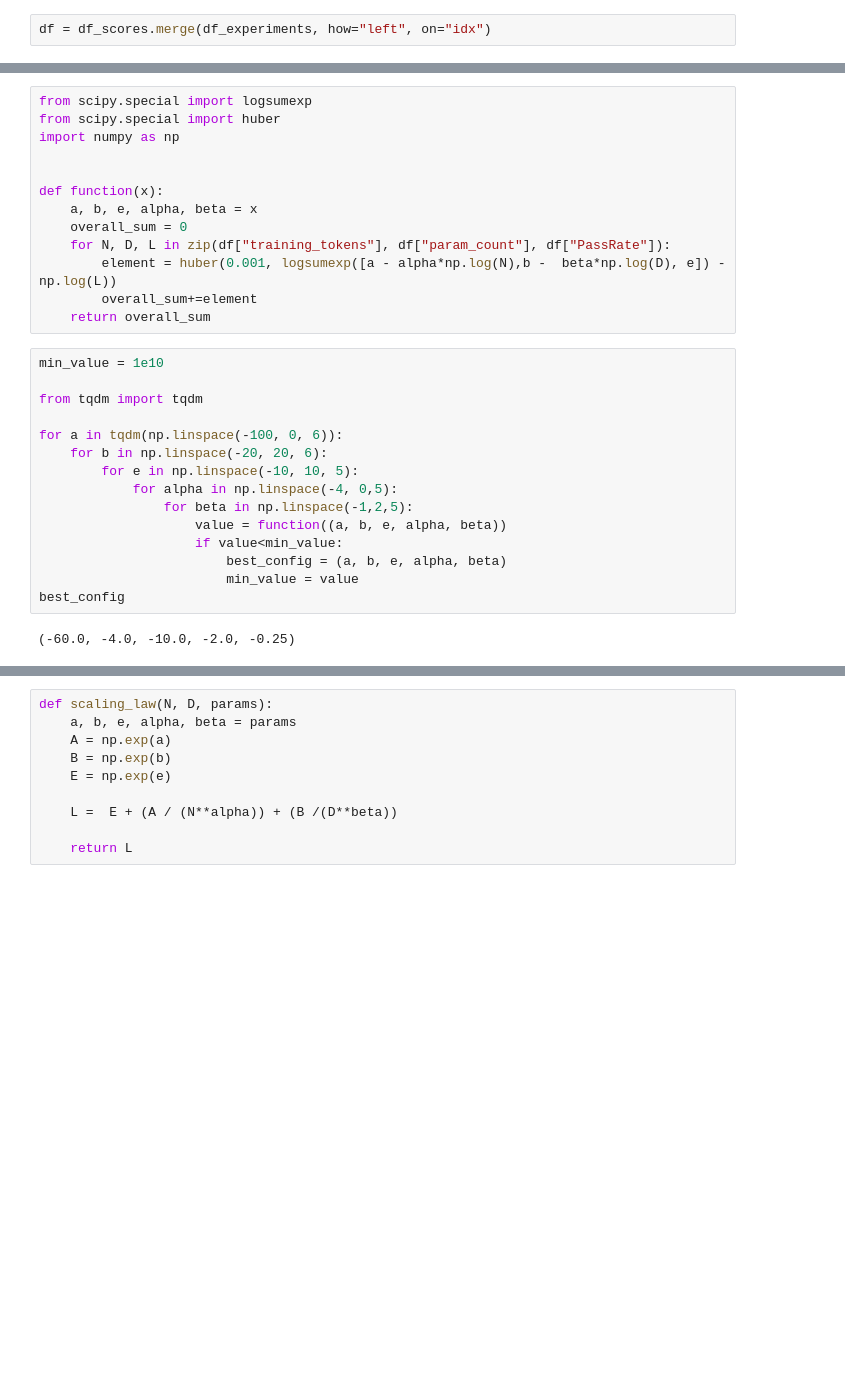
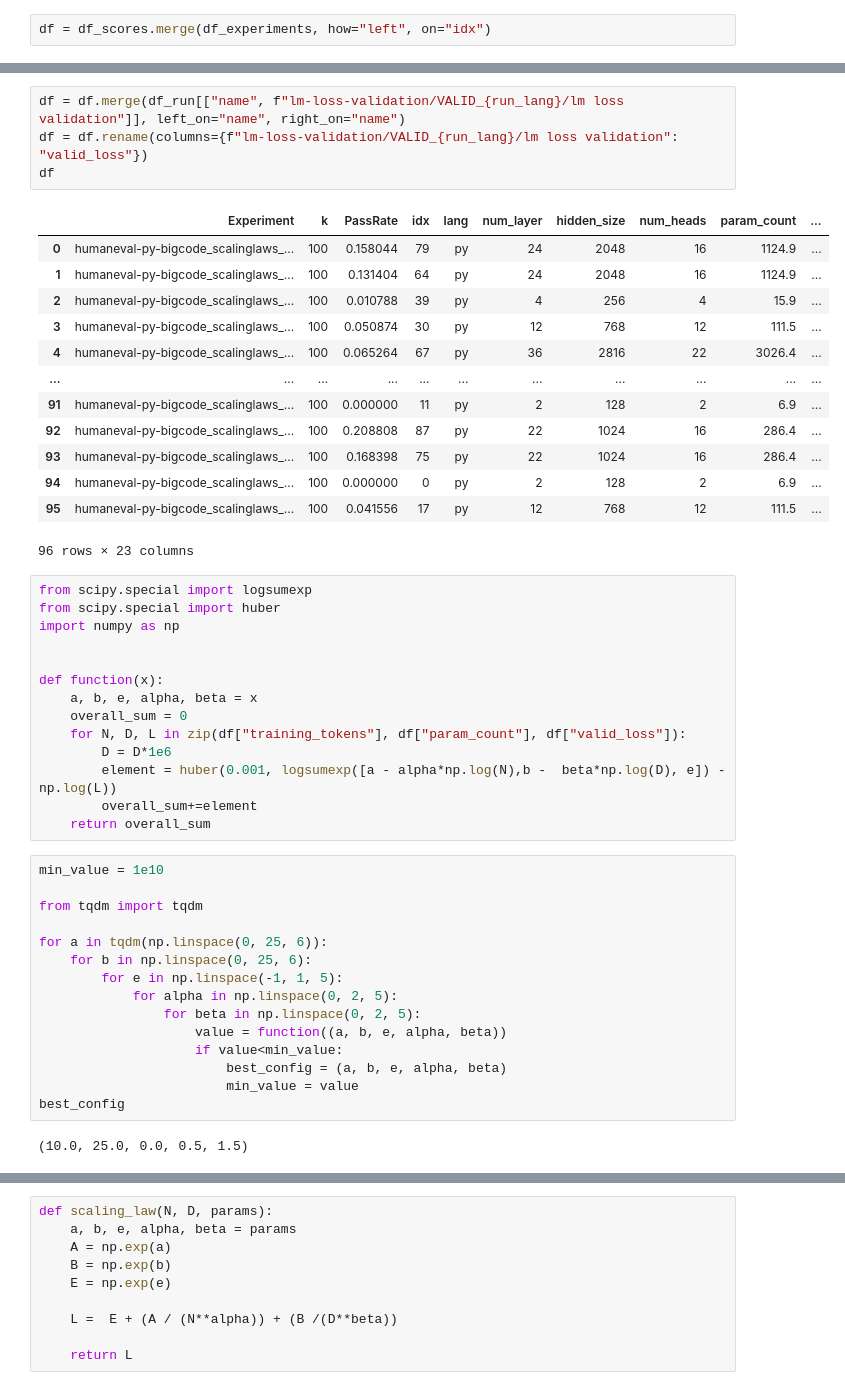
Before and after one commit to bigcode-project/bigcode-analysis, a Jupyter notebook: data_analysis/notebooks/ScalingLaws.ipynb, the cells around one changed output, grey strips where cells are left out. Drawn from its saved outputs; the diff is of its cells as text; blank space fills up the shorter version.

```diff
--- a/data_analysis/notebooks/ScalingLaws.ipynb
+++ b/data_analysis/notebooks/ScalingLaws.ipynb
@@ -49,3 +104,21 @@ df = df[df["PassRate"]>0.0]
+# %%
+df = df.merge(df_run[["name", f"lm-loss-validation/VALID_{run_lang}/lm loss validation"]], left_on="name", right_on="name")
+df = df.rename(columns={f"lm-loss-validation/VALID_{run_lang}/lm loss validation": "valid_loss"})
+df
+# %% [output]
+|  | Experiment | k | PassRate | idx | lang | num_layer | hidden_size | num_heads | param_count | ... |
+| 0 | humaneval-py-bigcode_scalinglaws_... | 100 | 0.158044 | 79 | py | 24 | 2048 | 16 | 1124.9 | ... |
+| 1 | humaneval-py-bigcode_scalinglaws_... | 100 | 0.131404 | 64 | py | 24 | 2048 | 16 | 1124.9 | ... |
+| 2 | humaneval-py-bigcode_scalinglaws_... | 100 | 0.010788 | 39 | py | 4 | 256 | 4 | 15.9 | ... |
+| 3 | humaneval-py-bigcode_scalinglaws_... | 100 | 0.050874 | 30 | py | 12 | 768 | 12 | 111.5 | ... |
+| 4 | humaneval-py-bigcode_scalinglaws_... | 100 | 0.065264 | 67 | py | 36 | 2816 | 22 | 3026.4 | ... |
+| ... | ... | ... | ... | ... | ... | ... | ... | ... | ... | ... |
+| 91 | humaneval-py-bigcode_scalinglaws_... | 100 | 0.000000 | 11 | py | 2 | 128 | 2 | 6.9 | ... |
+| 92 | humaneval-py-bigcode_scalinglaws_... | 100 | 0.208808 | 87 | py | 22 | 1024 | 16 | 286.4 | ... |
+| 93 | humaneval-py-bigcode_scalinglaws_... | 100 | 0.168398 | 75 | py | 22 | 1024 | 16 | 286.4 | ... |
+| 94 | humaneval-py-bigcode_scalinglaws_... | 100 | 0.000000 | 0 | py | 2 | 128 | 2 | 6.9 | ... |
+| 95 | humaneval-py-bigcode_scalinglaws_... | 100 | 0.041556 | 17 | py | 12 | 768 | 12 | 111.5 | ... |
+96 rows × 23 columns
 # %%
 from scipy.special import logsumexp
 from scipy.special import huber
@@ -55,7 +128,8 @@ import numpy as np
 def function(x):
     a, b, e, alpha, beta = x
     overall_sum = 0
-    for N, D, L in zip(df["training_tokens"], df["param_count"], df["PassRate"]):
+    for N, D, L in zip(df["training_tokens"], df["param_count"], df["valid_loss"]):
+        D = D*1e6
         element = huber(0.001, logsumexp([a - alpha*np.log(N),b -  beta*np.log(D), e]) - np.log(L))
         overall_sum+=element
     return overall_sum
@@ -64,18 +138,18 @@ min_value = 1e10
 
 from tqdm import tqdm
 
-for a in tqdm(np.linspace(-100, 0, 6)):
-    for b in np.linspace(-20, 20, 6):
-        for e in np.linspace(-10, 10, 5):
-            for alpha in np.linspace(-4, 0,5):
-                for beta in np.linspace(-1,2,5):
+for a in tqdm(np.linspace(0, 25, 6)):
+    for b in np.linspace(0, 25, 6):
+        for e in np.linspace(-1, 1, 5):
+            for alpha in np.linspace(0, 2, 5):
+                for beta in np.linspace(0, 2, 5):
                     value = function((a, b, e, alpha, beta))
                     if value<min_value:
                         best_config = (a, b, e, alpha, beta)
                         min_value = value
 best_config
 # %% [output]
-(-60.0, -4.0, -10.0, -2.0, -0.25)
+(10.0, 25.0, 0.0, 0.5, 1.5)
 # %%
 from scipy.optimize import minimize
 
```
Also changed, not shown: parts of 28 cells of this notebook.
